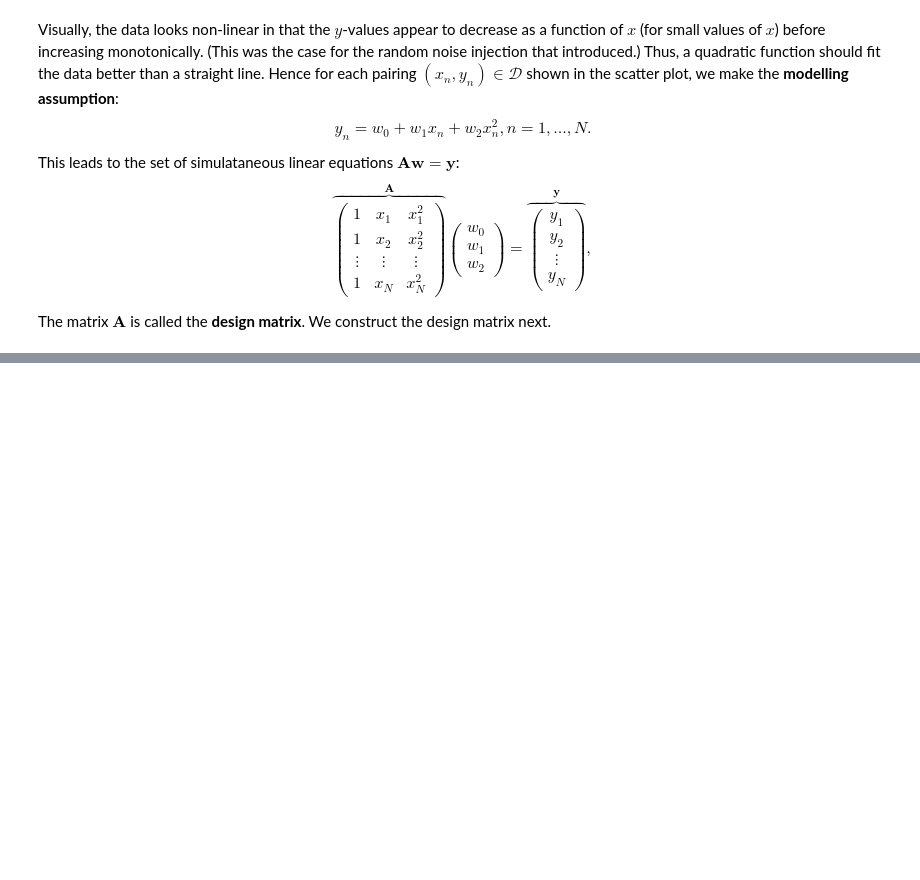
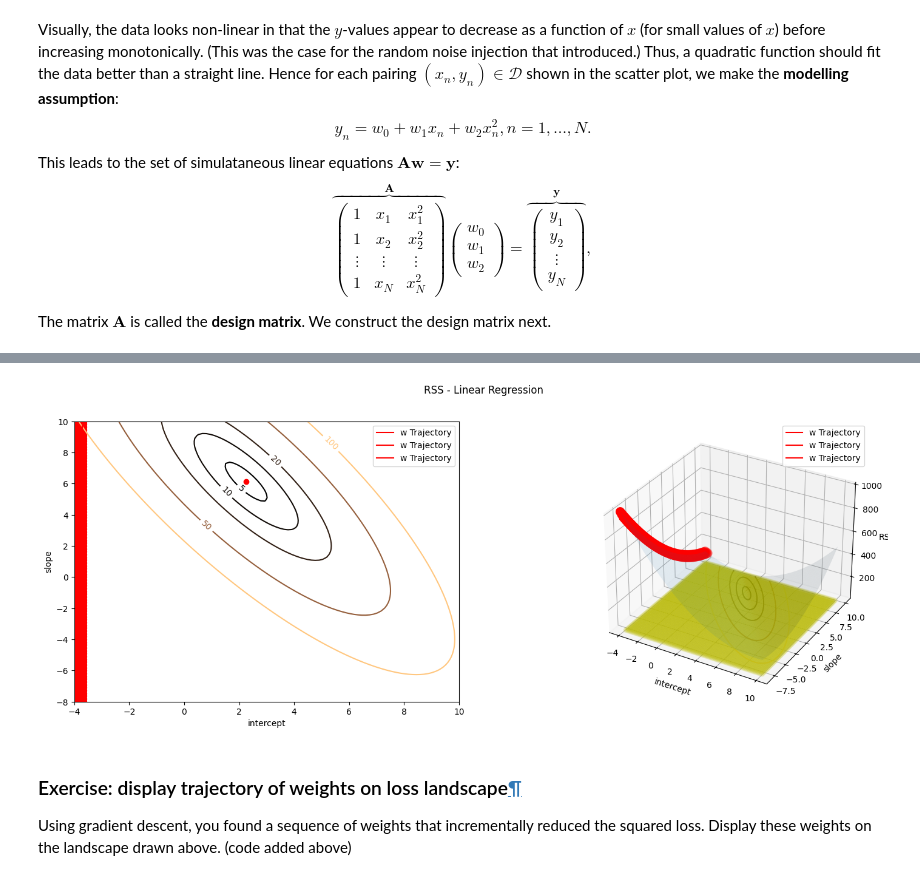
Before and after one commit to mjjackey/ML_Lab_Soton, a Jupyter notebook: ML_Lab1_Scikit_Learn.ipynb, the cells around one changed output, grey strips where cells are left out. Cells and saved outputs as stored; diff of their text form; code cells hidden in the pictures; blank space fills up the shorter version.

```diff
--- a/ML_Lab1_Scikit_Learn.ipynb
+++ b/ML_Lab1_Scikit_Learn.ipynb
@@ -228,0 +349,65 @@ The matrix $\mathbf{A}$ is called the **design matrix**. We construct the design
+# %%
+w0pts=np.linspace(-4,10,100)
+w1pts=np.linspace(-8,10,100)
+# w0n's shape: 100*100, each row is a w0pts value,
+# w1n's shape: 100*100, each column is a w1pts value
+w0n, w1n = np.meshgrid(w0pts, w1pts, indexing='ij')
+# rss.shape: 100*100
+rss = np.zeros((w0pts.size,w0pts.size))
+
+# Sum of squares of residuals (RSS) based on grid of (w0, w1) values
+for (i,j),v in np.ndenumerate(rss):
+    # y1 is the target variable, X.ravel() is the feature matrix,
+    # w0n[i,j] is the intercept and w1n[i,j] is the slope
+    # piecewise calculation then sum up
+    rss[i,j] =((y1 - (w0n[i,j]+X.ravel()*w1n[i,j]))**2).sum()
+# %%
+fig = plt.figure(figsize=(18,6))
+fig.suptitle('RSS - Linear Regression')
+
+ax0 = fig.add_subplot(121)
+ax1 = fig.add_subplot(122, projection='3d')
+
+# Left plot
+CS = ax0.contour(w0n, w1n, rss, cmap=plt.cm.copper, levels=[5, 10, 20, 50, 100])
+ax0.scatter(sol[1], sol[0], c='r')
+ax0.clabel(CS, inline=True, fontsize=10, fmt='%d')
+
+# Right plot
+ax1.plot_surface(w0n, w1n, rss,  alpha=0.1)
+# zdir='z' means that the contour is drawn in the z direction, and the offset is the minimum value of the z axis.
+ax1.contour(w0n, w1n, rss, zdir='z', offset=rss.min(), cmap=plt.cm.copper,
+            alpha=0.8, levels=[5, 10, 20, 50, 100])
+ax1.scatter3D(w0n, w1n, min_rss, c='y',alpha=0.1)
+ax1.set_zlabel('RSS')
+ax1.set_zlim(rss.min(),rss.max())
+
+
+# settings common to both plots
+for ax in fig.axes:
+    ax.set_xlabel('intercept')
+    ax.set_ylabel('slope')
+
+
+def cal_rss(w0,w1,X,y):
+    return ((y - (w0 + X.ravel() * w1)) ** 2).sum()
+
+for i in range(3):
+    w_intecept = w0n[i,:]
+    w_slope = w1n[i,:]
+    rss_seq=np.array([cal_rss(w_intecept[i],w_slope[i],X,y1) for i in range(len(w_intecept))])
+    ax0.plot(w_intecept, w_slope, c='r', label='w Trajectory')
+    ax0.scatter(w_intecept, w_slope, c='r', marker='o', s=100)
+
+    ax1.plot3D(w_intecept, w_slope, rss_seq, c='r', label='w Trajectory')
+    ax1.scatter3D(w_intecept, w_slope, rss_seq, c='r', marker='o', s=100)
+
+ax0.legend()
+ax1.legend()
+plt.show()
+# %% [output]
+[figure, added]
+# %% [markdown]
+### Exercise: display trajectory of weights on loss landscape[¶](#Exercise:-display-trajectory-of-weights-on-loss-landscape)
+
+Using gradient descent, you found a sequence of weights that incrementally reduced the squared loss. Display these weights on the landscape drawn above. (code added above)
```
Also changed, not shown: parts of 17 cells of this notebook, 1 other file.
